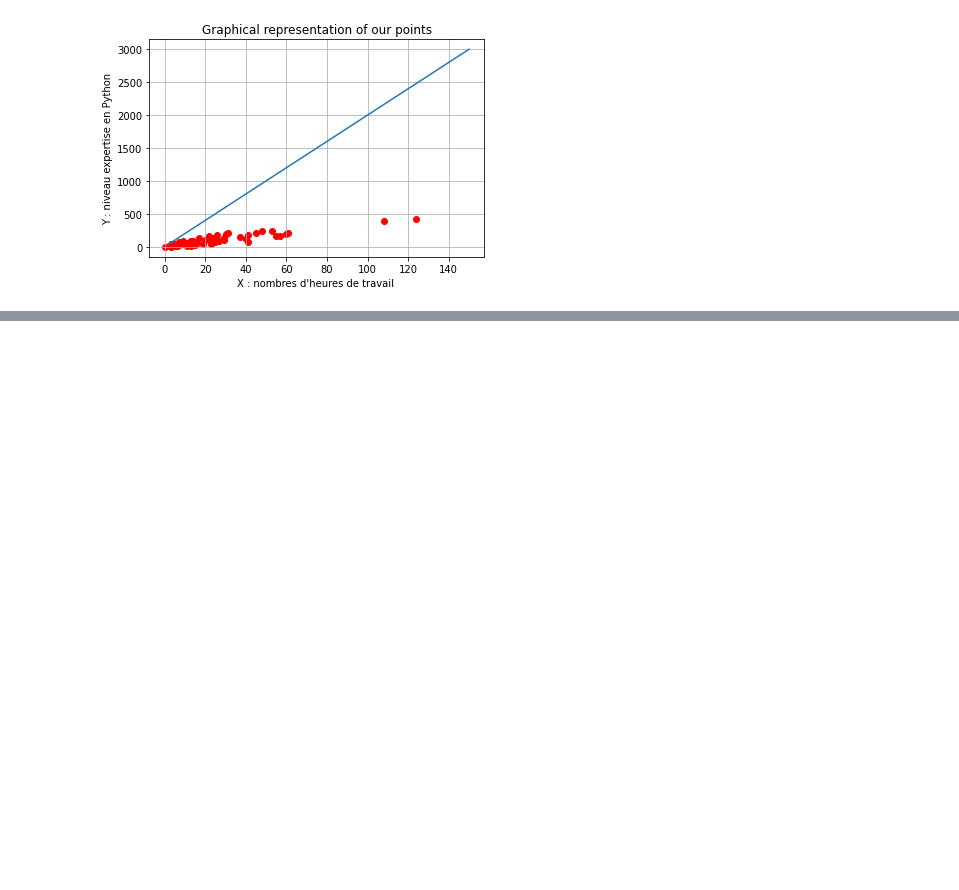
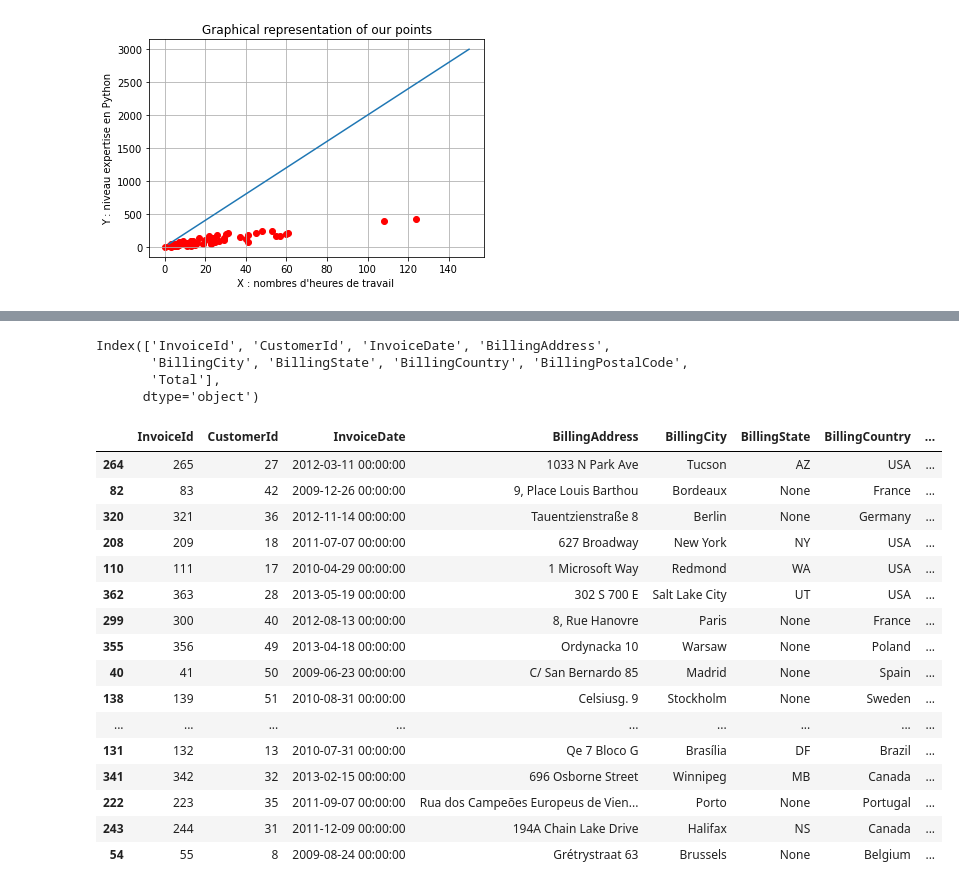
Before and after one commit to michelo243/DIT, a Jupyter notebook: DIT_PyExo.ipynb, the cells around one changed output, grey strips where cells are left out. Saved outputs shown, nothing was run; the diff lists cells and outputs as text; code cells hidden in the pictures; blank space fills up the shorter version.

```diff
--- a/DIT_PyExo.ipynb
+++ b/DIT_PyExo.ipynb
@@ -565,0 +568,18 @@ if __name__ == '__main__':
+# %%
+import sqlite3
+import pandas as pdd  # type:ignore
+
+# create a connection to the database
+con = sqlite3.connect('/Users/michelo/Documents/DIT/Notebooks/database/chinook.db')
+
+# this is the sql query that will help us retrieve the dataset
+sql_query = "select * from invoices;"
+
+# use the method: read_sql_query from the pandas module
+df = pdd.read_sql_query(sql_query, con)
+
+
+# display resulting dataset
+# print(df)
+
+df
@@ -565,0 +621,26 @@ if __name__ == '__main__':
+# %%
+print(df.columns)
+
+df.sort_values(by='Total').head(20)
+# %% [output]
+Index(['InvoiceId', 'CustomerId', 'InvoiceDate', 'BillingAddress',
+       'BillingCity', 'BillingState', 'BillingCountry', 'BillingPostalCode',
+       'Total'],
+      dtype='object')
+|  | InvoiceId | CustomerId | InvoiceDate | BillingAddress | BillingCity | BillingState | BillingCountry | ... |
+| 264 | 265 | 27 | 2012-03-11 00:00:00 | 1033 N Park Ave | Tucson | AZ | USA | ... |
+| 82 | 83 | 42 | 2009-12-26 00:00:00 | 9, Place Louis Barthou | Bordeaux | None | France | ... |
+| 320 | 321 | 36 | 2012-11-14 00:00:00 | Tauentzienstraße 8 | Berlin | None | Germany | ... |
+| 208 | 209 | 18 | 2011-07-07 00:00:00 | 627 Broadway | New York | NY | USA | ... |
+| 110 | 111 | 17 | 2010-04-29 00:00:00 | 1 Microsoft Way | Redmond | WA | USA | ... |
+| 362 | 363 | 28 | 2013-05-19 00:00:00 | 302 S 700 E | Salt Lake City | UT | USA | ... |
+| 299 | 300 | 40 | 2012-08-13 00:00:00 | 8, Rue Hanovre | Paris | None | France | ... |
+| 355 | 356 | 49 | 2013-04-18 00:00:00 | Ordynacka 10 | Warsaw | None | Poland | ... |
+| 40 | 41 | 50 | 2009-06-23 00:00:00 | C/ San Bernardo 85 | Madrid | None | Spain | ... |
+| 138 | 139 | 51 | 2010-08-31 00:00:00 | Celsiusg. 9 | Stockholm | None | Sweden | ... |
+| ... | ... | ... | ... | ... | ... | ... | ... | ... |
+| 131 | 132 | 13 | 2010-07-31 00:00:00 | Qe 7 Bloco G | Brasília | DF | Brazil | ... |
+| 341 | 342 | 32 | 2013-02-15 00:00:00 | 696 Osborne Street | Winnipeg | MB | Canada | ... |
+| 222 | 223 | 35 | 2011-09-07 00:00:00 | Rua dos Campeões Europeus de Vien... | Porto | None | Portugal | ... |
+| 243 | 244 | 31 | 2011-12-09 00:00:00 | 194A Chain Lake Drive | Halifax | NS | Canada | ... |
+| 54 | 55 | 8 | 2009-08-24 00:00:00 | Grétrystraat 63 | Brussels | None | Belgium | ... |
```
Also changed, not shown: parts of 8 cells of this notebook, 4 other files.
